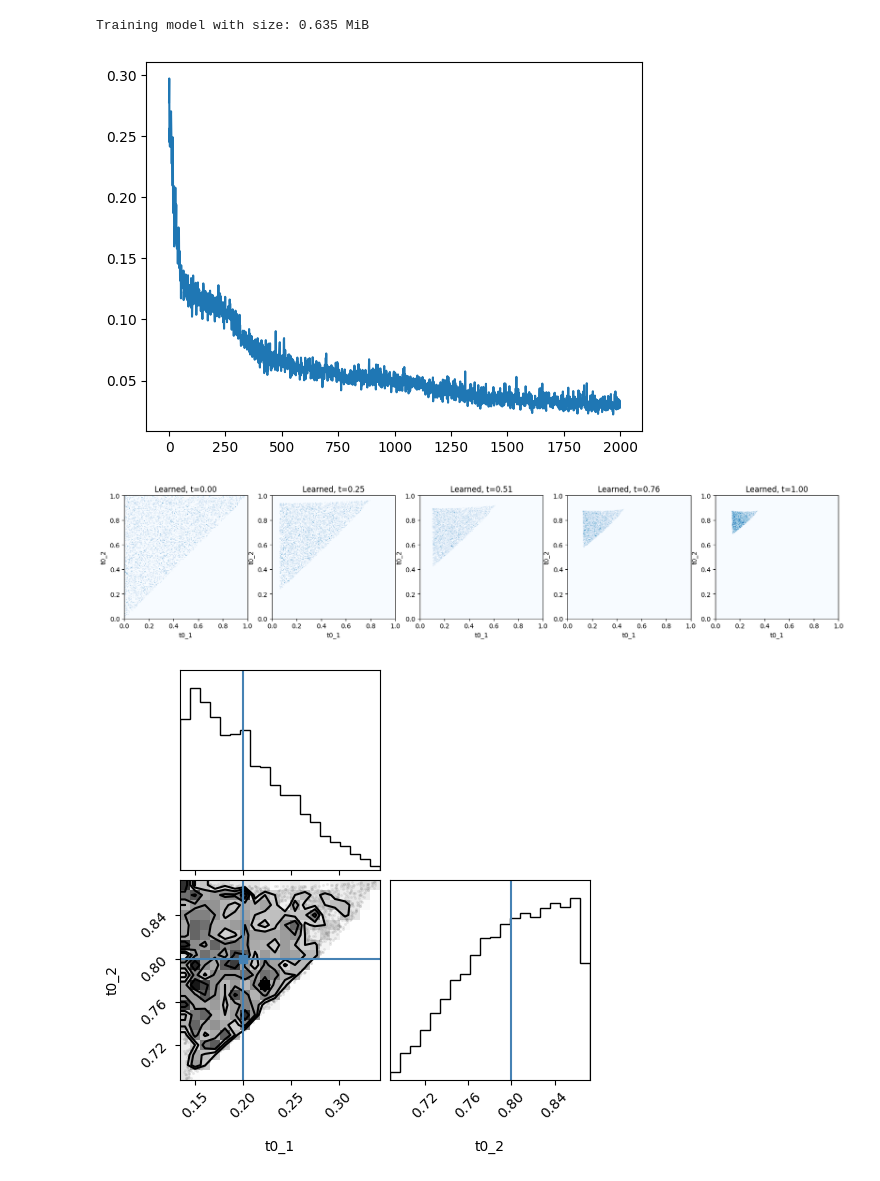
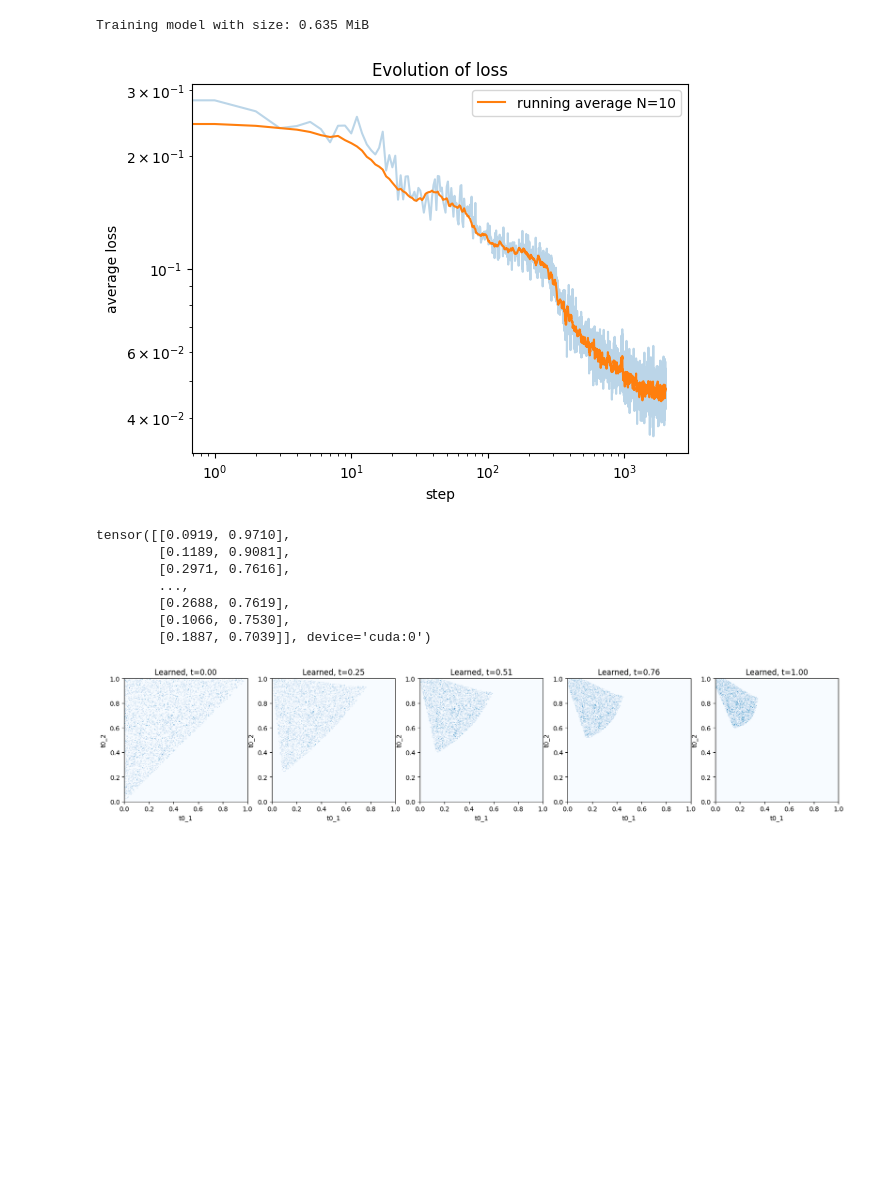
Before and after one commit to Ninavd/FRB-flow, a Jupyter notebook: notebooks/FM_time_series_encoder.ipynb, the cells around one changed output. Saved outputs shown, nothing was run; the diff lists cells and outputs as text; code cells hidden in the pictures; blank space fills up the shorter version.

```diff
--- a/notebooks/FM_time_series_encoder.ipynb
+++ b/notebooks/FM_time_series_encoder.ipynb
@@ -56,19 +36,20 @@ path = GuidedLinearProbabilityPath(
 latent_dim = 128
 time_seq_encoder = FRBLightCurveCNN(latent_dim=latent_dim)
 
-vector_field = MLPGuidedVectorField(dim=2, hiddens=[64, 64, 32, 16], y_dim=latent_dim, time_seq_encoder=time_seq_encoder)
+vector_field = MLPGuidedVectorField(dim=2, hiddens=[64, 64, 32, 16], time_dim=latent_dim, time_seq_encoder=time_seq_encoder)
 
 trainer = GuidedConditionalFlowMatchingTrainer(path, vector_field)
-losses = trainer.train(2000, device, 5e-4, save_checkpoint=True, batch_size=256)
+losses = trainer.train(2000, device, 5e-4, save_checkpoint=False, batch_size=256)
 # %% [output]
 Training model with size: 0.635 MiB
+# %%
+plot_loss(losses, window_size=10, show=False)
+# %% [output]
+[figure, added]
 # %%
 # --------------------------------------------- #
 #   Plot Marginal Path of Learned Vector Field  #
 # --------------------------------------------- #
-plt.plot(losses)
-plt.show()
-# generate one instance of simulated data to guide prior samples with
 
 # fixed model parameters (NOTE: Should be same as used during training in Posterior)
 N = 2
@@ -85,71 +66,43 @@ burstparams = {
     'amp'  : [amp, amp],
     'rise' : [rise, rise],
     'skew' : [skew, skew]
 }
 
-model = Model(
-    time=time,
-    ncomp=N,
-    burstparams=burstparams,
-    ybkg=ybkg
-    )
-
+# generate one instance of simulated data
+model = Model(time=time, ncomp=N, burstparams=burstparams, ybkg=ybkg)
 simulator = BurstSimulator(model)
 x_counts = simulator.simulate_burst()
 
 # NOTE: if I make num_samples too high (>= 10000), kernel crashes :(, I think because of the array I reserve to save the simulations
 num_samples = 5000  # number of prior samples to transform
 num_marginals = 5   # number of snapshots
 
 # TODO: maybe do this in batches
 # use same data for all prior samples
 simulation_time_resolution = 1000
-simulations = torch.zeros((num_samples, simulation_time_resolution)).to(device)
-
-for row_nr in range(len(simulations)):
-    simulations[row_nr, :] = torch.Tensor(x_counts)
+simulations = torch.tensor(x_counts, device=device, dtype=torch.float).repeat(num_samples, 1)
 
 # Initialize ODE solver
 solver = EulerODESolver(vector_field)
 ts = torch.linspace(0, 1, 100).to(device)
 
 # simulate ODE starting from x0   # TODO: should simulation be from the one used in training?
 x0 = path.p_simple.sample(num_samples).to(device)
 xts = solver.solve_with_trajectory(x0, ts.view(1, -1, 1).expand(num_samples,-1,1), y=simulations)
 
 # only save num_marginals snapshots
 record_every_idxs = record_every(len(ts), len(ts) // (num_marginals - 1))
 xts = xts[:,record_every_idxs,:]
 
 # plot snapshots of marginal path
-plt.figure(figsize=(20, 5))
-
-for idx in range(xts.shape[1]):
-    xx = xts[:,idx,:]
-    t = ts.cpu()[record_every_idxs[idx]]
-
-    plt.subplot(1, num_marginals, idx + 1)
-
-    # plt.hist2d(x=xx[:, 0], y=xx[:, 1], bins=50, cmap='Blues')
-    hist2d_samples(xx.cpu(), range=[[0,1], [0,1]], percentile=100, cmap='Blues')
-
-    plt.title(f"Learned, t={t:.2f}")
-    plt.xlabel(f"t0_1")
-    plt.ylabel(f"t0_2")
-
-    plt.xlim(0, 1)
-    plt.ylim(0, 1)
-
-plt.show()
-
-# TODO: Plot t=1 like a corner plot ?
-from corner import corner
-
-# print(xx, type(xx), xx.shape)
-fig = corner(xx.cpu().numpy(), labels=["t0_1", "t0_2"], truths=np.array(true_t0))
-fig.show()
+final_snapshot = plot_snapshots(xts, ts, record_every_idxs, num_marginals, show=False)
 # %% [output]
+tensor([[0.0919, 0.9710],
+        [0.1189, 0.9081],
+        [0.2971, 0.7616],
+        ...,
+        [0.2688, 0.7619],
+        [0.1066, 0.7530],
+        [0.1887, 0.7039]], device='cuda:0')
-[figure, old version]
+[figure, new version]
-[figure, removed]
-[figure, removed]
 # %%
```
Also changed, not shown: parts of 2 cells of this notebook.
